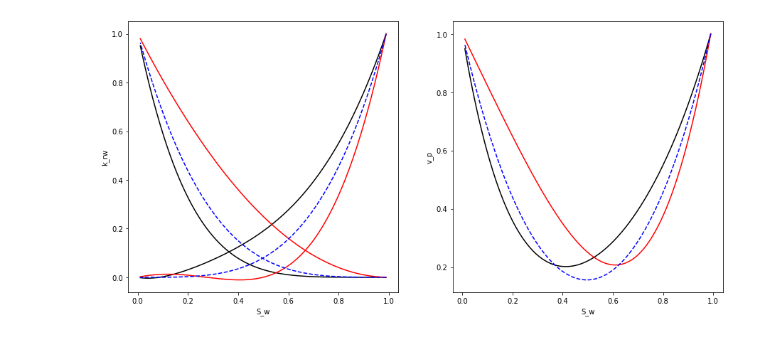
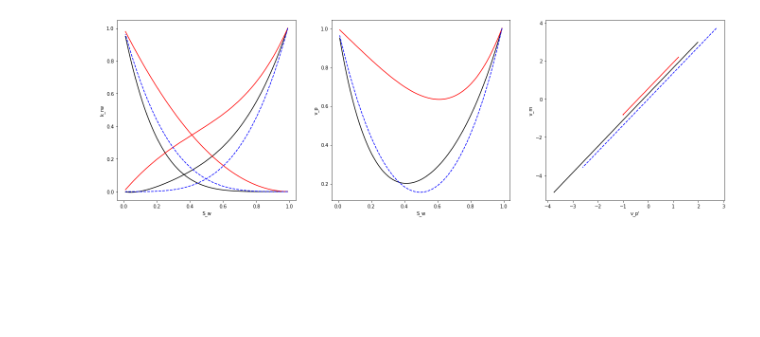
Before and after one commit to thomaram/Co-moving-velocity, a Jupyter notebook: solve_kr_plot.ipynb, the cells around one changed output. Cells and saved outputs as stored; diff of their text form; code cells hidden in the pictures; blank space fills up the shorter version.

```diff
--- a/solve_kr_plot.ipynb
+++ b/solve_kr_plot.ipynb
@@ -8,6 +8,8 @@ import matplotlib.pyplot as plt
 
 
 kr_w0 = np.array([1]) # End-point kr_w and initial value
+kr_w02 = np.array([1]) # End-point kr_w and initial value
+
 b = 0.73 # n_b = 3.7 is the corresponding exp for symmetric Corey curves with a = 0.
 kr_n0 = 1 # End-point relperm
 M = 1.0 # Visc match
@@ -17,7 +19,7 @@ n_o1 = 5.0
 a1 = -0.2
 
 n_o2 = 2.0
-a2 = 0.3  # TR: Assume this is symmetric around 0: a > 0 if n_0 < n_b
+a2 = -0.4  # TR: Assume this is symmetric around 0: a > 0 if n_o < n_b
 
 n_o3 = 3.71
 a3 = -0.0
@@ -42,50 +44,62 @@ sw_eval = np.linspace(0.99, 0.01, 200)
 
 
 sol = solve_ivp(f, sw_span, kr_w0, t_eval=sw_eval)
-sol2 = solve_ivp(f2, sw_span, kr_w0, t_eval=sw_eval)
+sol2 = solve_ivp(f2, sw_span, kr_w02, t_eval=sw_eval)
 sol3 = solve_ivp(f3, sw_span, kr_w0, t_eval=sw_eval)
 
+v_p1 = kr_n0*(1-sol.t)**(n_o1) + sol.y[0]
+v_p2 = kr_n0*(1-sol2.t)**(n_o2) + sol2.y[0]
+v_p3 = kr_n0*(1-sol3.t)**(n_o3) + sol3.y[0]
+
+v_p1_diff = np.diff(v_p1) / np.diff(sol.t)
+v_p2_diff = np.diff(v_p2) / np.diff(sol2.t)
+v_p3_diff = np.diff(v_p3) / np.diff(sol3.t)
+
+v_m1 = (sol.t[:-1] * (np.diff(sol.y[0]/sol.t) / np.diff(sol.t)) +
+        (1-sol.t[:-1]) * (np.diff(kr_n0*(1-sol.t)**(n_o1) / (1-sol.t)) / np.diff(sol.t)))
+v_m2 = (sol2.t[:-1] * (np.diff(sol2.y[0]/sol2.t) / np.diff(sol2.t)) +
+        (1-sol2.t[:-1]) * (np.diff(kr_n0*(1-sol2.t)**(n_o2) / (1-sol2.t)) / np.diff(sol2.t)))
+v_m3 = (sol3.t[:-1] * (np.diff(sol3.y[0]/sol3.t) / np.diff(sol3.t)) +
+        (1-sol3.t[:-1]) * (np.diff(kr_n0*(1-sol3.t)**(n_o3) / (1-sol3.t)) / np.diff(sol3.t)))
 
 
 #
-plt.figure(figsize=(15,7))
+plt.figure(figsize=(23,7))
 
-plt.subplot(121)
+plt.subplot(131)
 plt.plot(sol.t, sol.y[0], c='k')
 plt.plot(sw_eval, kr_n0*(1-sw_eval)**n_o1, c='k')
 
 plt.plot(sol2.t, sol2.y[0], c='r')
 plt.plot(sw_eval, kr_n0*(1-sw_eval)**n_o2, c='r')
 
 plt.plot(sol3.t, sol3.y[0], '--b')
 plt.plot(sw_eval, kr_n0*(1-sw_eval)**n_o3, '--b')
 
-#
-#plt.plot(sw_eval, 1.03*sw_eval**(2.9), '--r')
-#plt.plot(sw_eval, kr_n0*(1-sw_eval)**(1/(1-b)), '--b')
-
-
 #plt.legend(['n_o = 5', 'n_o = 2', 'n_o = 3.71'])
 plt.ylabel("k_rw")
 plt.xlabel("S_w")
 
 
+plt.subplot(132)
 
-plt.subplot(122)
-#plt.plot(sol.t, kr_n0*(1-sol.t)**(1/(1-b)) + sol.y[0], color='k')
-#plt.plot(sol2.t, kr_n0*(1-sol2.t)**(1/(1-b)) + sol2.y[0], color='r')
-#plt.plot(sol3.t, kr_n0*(1-sol3.t)**(1/(1-b)) + sol3.y[0], '--b')
+plt.plot(sol.t, v_p1, color='k')
+plt.plot(sol2.t, v_p2, color='r')
+plt.plot(sol3.t, v_p3, '--b')
 
-plt.plot(sol.t, kr_n0*(1-sol.t)**(n_o1) + sol.y[0], color='k')
-plt.plot(sol2.t, kr_n0*(1-sol2.t)**(n_o2) + sol2.y[0], color='r')
-plt.plot(sol3.t, kr_n0*(1-sol3.t)**(n_o3) + sol3.y[0], '--b')
-
-
-#plt.plot(sw_eval, kr_n0*(1-sw_eval)**(1/(1-b)) + sw_eval**(1/(1-b)), '--b')
 plt.ylabel("v_p")
 plt.xlabel("S_w")
 
 
+plt.subplot(133)
+plt.plot(v_m1, v_p1_diff, color='k')
+plt.plot(v_m2, v_p2_diff, color='r')
+plt.plot(v_m3, v_p3_diff, '--b')
+
+plt.ylabel("v_m")
+plt.xlabel("v_p'")
+
+
 plt.show()
 # %% [output]
-[figure, old version]
+[figure, new version]
```
